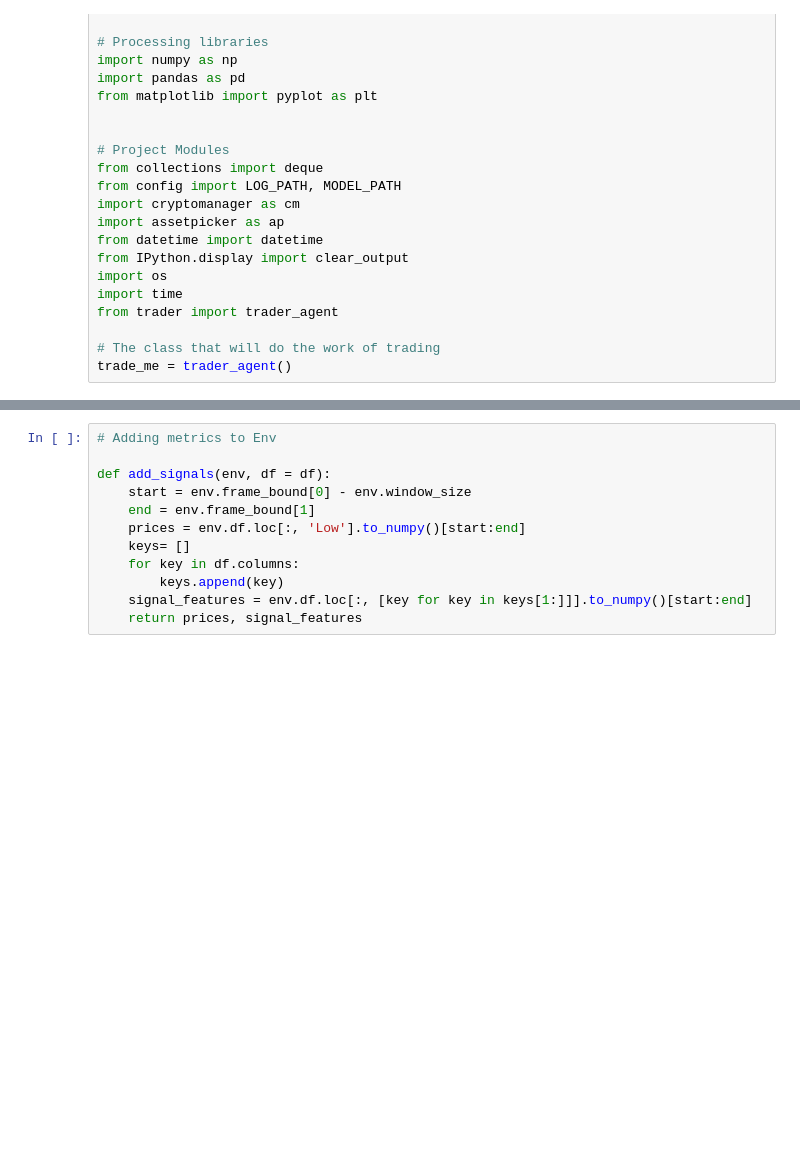
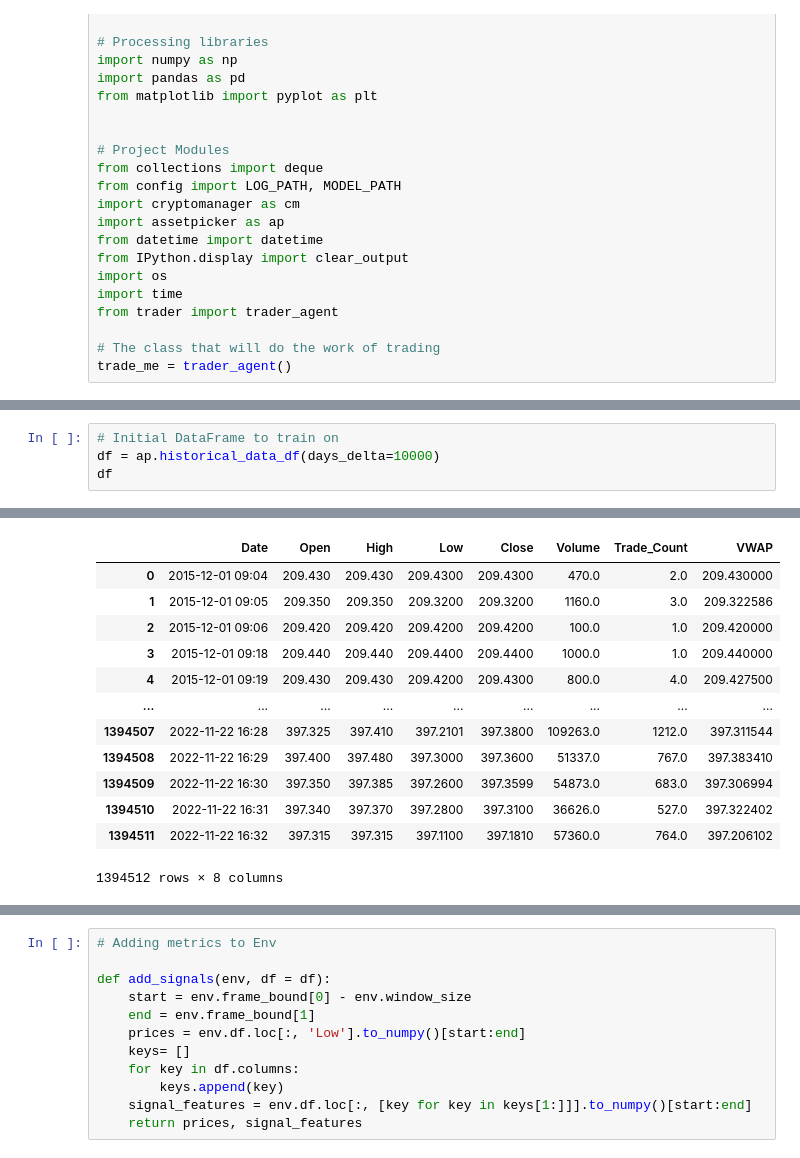
Before and after one commit to BradGaddis/btard-bot, a Jupyter notebook: analyzer copy.ipynb, the cells around one changed output, grey strips where cells are left out. Saved outputs shown, nothing was run; the diff lists cells and outputs as text; blank space fills up the shorter version.

```diff
--- a/analyzer copy.ipynb
+++ b/analyzer copy.ipynb
@@ -37,0 +53,5 @@ df
+# %%
+# Initial DataFrame to train on
+df = ap.historical_data_df(days_delta=10000)
+df
+# %% [output]
@@ -38,2 +59,15 @@ df
+|  | Date | Open | High | Low | Close | Volume | Trade_Count | VWAP |
+| 0 | 2015-12-01 09:04 | 209.430 | 209.430 | 209.4300 | 209.4300 | 470.0 | 2.0 | 209.430000 |
+| 1 | 2015-12-01 09:05 | 209.350 | 209.350 | 209.3200 | 209.3200 | 1160.0 | 3.0 | 209.322586 |
+| 2 | 2015-12-01 09:06 | 209.420 | 209.420 | 209.4200 | 209.4200 | 100.0 | 1.0 | 209.420000 |
+| 3 | 2015-12-01 09:18 | 209.440 | 209.440 | 209.4400 | 209.4400 | 1000.0 | 1.0 | 209.440000 |
+| 4 | 2015-12-01 09:19 | 209.430 | 209.430 | 209.4200 | 209.4300 | 800.0 | 4.0 | 209.427500 |
+| ... | ... | ... | ... | ... | ... | ... | ... | ... |
+| 1394507 | 2022-11-22 16:28 | 397.325 | 397.410 | 397.2101 | 397.3800 | 109263.0 | 1212.0 | 397.311544 |
+| 1394508 | 2022-11-22 16:29 | 397.400 | 397.480 | 397.3000 | 397.3600 | 51337.0 | 767.0 | 397.383410 |
+| 1394509 | 2022-11-22 16:30 | 397.350 | 397.385 | 397.2600 | 397.3599 | 54873.0 | 683.0 | 397.306994 |
+| 1394510 | 2022-11-22 16:31 | 397.340 | 397.370 | 397.2800 | 397.3100 | 36626.0 | 527.0 | 397.322402 |
+| 1394511 | 2022-11-22 16:32 | 397.315 | 397.315 | 397.1100 | 397.1810 | 57360.0 | 764.0 | 397.206102 |
+1394512 rows × 8 columns
 # %%
 # The range that we want to train on each interval
```
Also changed, not shown: parts of 7 cells of this notebook, 2 other files.
